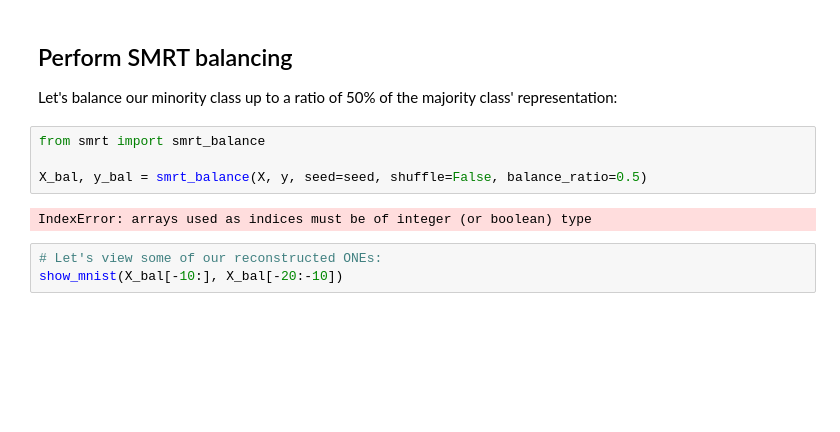
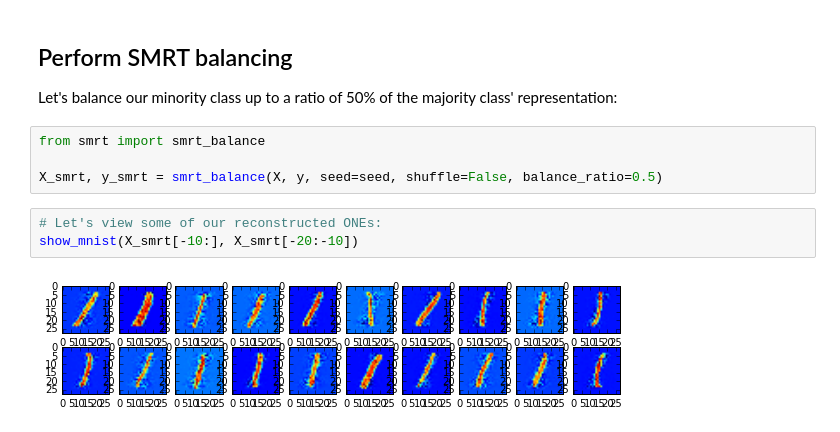
Before and after one commit to tgsmith61591/smrt, a Jupyter notebook: examples/MNIST example.ipynb, the cells around one changed output. Saved outputs shown, nothing was run; the diff lists cells and outputs as text; blank space fills up the shorter version.

```diff
--- a/examples/MNIST example.ipynb
+++ b/examples/MNIST example.ipynb
@@ -125,9 +142,9 @@ Let's balance our minority class up to a ratio of 50% of the majority class' rep
 # %%
 from smrt import smrt_balance
 
-X_bal, y_bal = smrt_balance(X, y, seed=seed, shuffle=False, balance_ratio=0.5)
+X_smrt, y_smrt = smrt_balance(X, y, seed=seed, shuffle=False, balance_ratio=0.5)
-# %% [output]
-IndexError: arrays used as indices must be of integer (or boolean) type
 # %%
 # Let's view some of our reconstructed ONEs:
-show_mnist(X_bal[-10:], X_bal[-20:-10])
+show_mnist(X_smrt[-10:], X_smrt[-20:-10])
+# %% [output]
+[figure, added]
```
Also changed, not shown: parts of 17 cells of this notebook, 8 other files.
